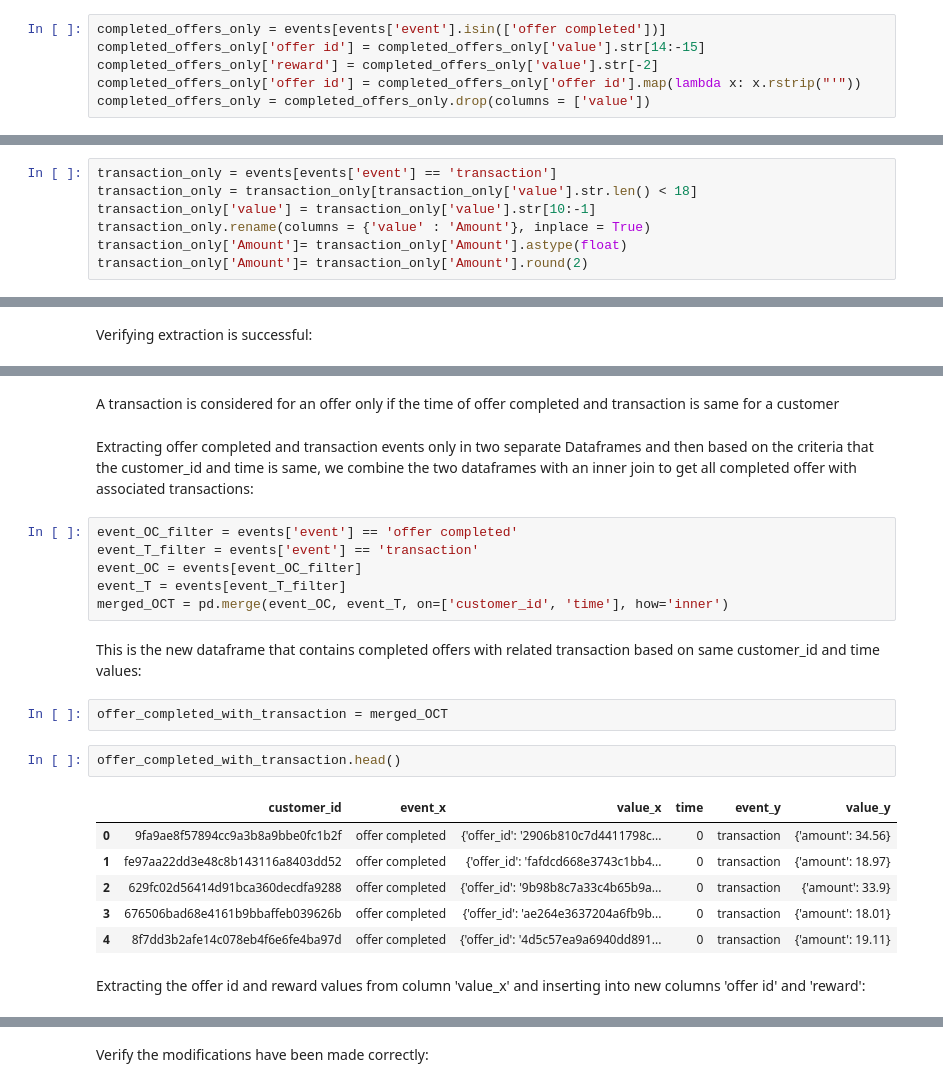
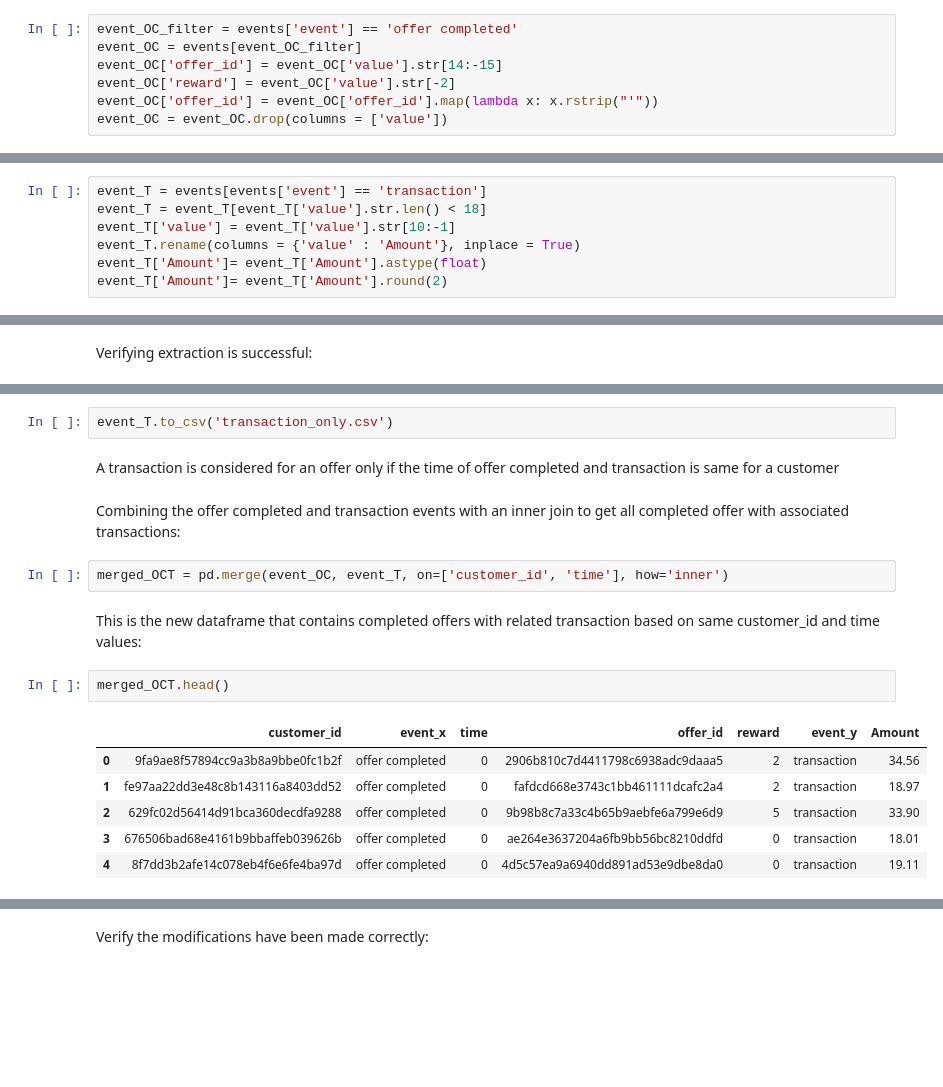
Before and after one commit to YaniaNada/Cafe-Reward-Analysis-Project, a Jupyter notebook: data_analysis.ipynb, the cells around one changed output, grey strips where cells are left out. Drawn from its saved outputs; the diff is of its cells as text; blank space fills up the shorter version.

```diff
--- a/data_analysis.ipynb
+++ b/data_analysis.ipynb
@@ -183,11 +172,12 @@ Finally, downloading the modified data as a new CSV file:
 # %% [markdown]
 Extracting only offers completed events:
 # %%
-completed_offers_only = events[events['event'].isin(['offer completed'])]
-completed_offers_only['offer id'] = completed_offers_only['value'].str[14:-15]
-completed_offers_only['reward'] = completed_offers_only['value'].str[-2]
-completed_offers_only['offer id'] = completed_offers_only['offer id'].map(lambda x: x.rstrip("'"))
-completed_offers_only = completed_offers_only.drop(columns = ['value'])
+event_OC_filter = events['event'] == 'offer completed'
+event_OC = events[event_OC_filter]
+event_OC['offer_id'] = event_OC['value'].str[14:-15]
+event_OC['reward'] = event_OC['value'].str[-2]
+event_OC['offer_id'] = event_OC['offer_id'].map(lambda x: x.rstrip("'"))
+event_OC = event_OC.drop(columns = ['value'])
 # %% [output]
 A value is trying to be set on a copy of a slice from a DataFrame.
 Try using .loc[row_indexer,col_indexer] = value instead
@@ -231,9 +223,9 @@ dtypes: int64(1), object(4)
 # %% [markdown]
 Extracting only transaction events:
 # %%
-transaction_only = events[events['event'] == 'transaction']
-transaction_only = transaction_only[transaction_only['value'].str.len() < 18]
-transaction_only['value'] = transaction_only['value'].str[10:-1]
-transaction_only.rename(columns = {'value' : 'Amount'}, inplace = True)
-transaction_only['Amount']= transaction_only['Amount'].astype(float)
-transaction_only['Amount']= transaction_only['Amount'].round(2)
+event_T = events[events['event'] == 'transaction']
+event_T = event_T[event_T['value'].str.len() < 18]
+event_T['value'] = event_T['value'].str[10:-1]
+event_T.rename(columns = {'value' : 'Amount'}, inplace = True)
+event_T['Amount']= event_T['Amount'].astype(float)
+event_T['Amount']= event_T['Amount'].round(2)
@@ -263,28 +271,22 @@ Data columns (total 4 columns):
 dtypes: float64(1), int64(1), object(2)
 memory usage: 5.1+ MB
 None
+# %%
+event_T.to_csv('transaction_only.csv')
 # %% [markdown]
 A transaction is considered for an offer only if the time of offer completed and transaction is same for a customer
 # %% [markdown]
-Extracting offer completed and transaction events only in two separate Dataframes and then based on the criteria that the customer_id and time is same, we combine the two dataframes with an inner join to get all completed offer with associated transactions:
+Combining the offer completed and transaction events with an inner join to get all completed offer with associated transactions:
 # %%
-event_OC_filter = events['event'] == 'offer completed'
-event_T_filter = events['event'] == 'transaction'
-event_OC = events[event_OC_filter]
-event_T = events[event_T_filter]
 merged_OCT = pd.merge(event_OC, event_T, on=['customer_id', 'time'], how='inner')
 # %% [markdown]
 This is the new dataframe that contains completed offers with related transaction based on same customer_id and time values:
-# %%
-offer_completed_with_transaction = merged_OCT
 # %%
-offer_completed_with_transaction.head()
+merged_OCT.head()
 # %% [output]
-|  | customer_id | event_x | value_x | time | event_y | value_y |
-| 0 | 9fa9ae8f57894cc9a3b8a9bbe0fc1b2f | offer completed | {'offer_id': '2906b810c7d4411798c... | 0 | transaction | {'amount': 34.56} |
-| 1 | fe97aa22dd3e48c8b143116a8403dd52 | offer completed | {'offer_id': 'fafdcd668e3743c1bb4... | 0 | transaction | {'amount': 18.97} |
-| 2 | 629fc02d56414d91bca360decdfa9288 | offer completed | {'offer_id': '9b98b8c7a33c4b65b9a... | 0 | transaction | {'amount': 33.9} |
-| 3 | 676506bad68e4161b9bbaffeb039626b | offer completed | {'offer_id': 'ae264e3637204a6fb9b... | 0 | transaction | {'amount': 18.01} |
-| 4 | 8f7dd3b2afe14c078eb4f6e6fe4ba97d | offer completed | {'offer_id': '4d5c57ea9a6940dd891... | 0 | transaction | {'amount': 19.11} |
+|  | customer_id | event_x | time | offer_id | reward | event_y | Amount |
+| 0 | 9fa9ae8f57894cc9a3b8a9bbe0fc1b2f | offer completed | 0 | 2906b810c7d4411798c6938adc9daaa5 | 2 | transaction | 34.56 |
+| 1 | fe97aa22dd3e48c8b143116a8403dd52 | offer completed | 0 | fafdcd668e3743c1bb461111dcafc2a4 | 2 | transaction | 18.97 |
+| 2 | 629fc02d56414d91bca360decdfa9288 | offer completed | 0 | 9b98b8c7a33c4b65b9aebfe6a799e6d9 | 5 | transaction | 33.90 |
+| 3 | 676506bad68e4161b9bbaffeb039626b | offer completed | 0 | ae264e3637204a6fb9bb56bc8210ddfd | 0 | transaction | 18.01 |
+| 4 | 8f7dd3b2afe14c078eb4f6e6fe4ba97d | offer completed | 0 | 4d5c57ea9a6940dd891ad53e9dbe8da0 | 0 | transaction | 19.11 |
-# %% [markdown]
-Extracting the offer id and reward values from column 'value_x' and inserting into new columns 'offer id' and 'reward':
```
Also changed, not shown: parts of 16 cells of this notebook, 3 other files.
